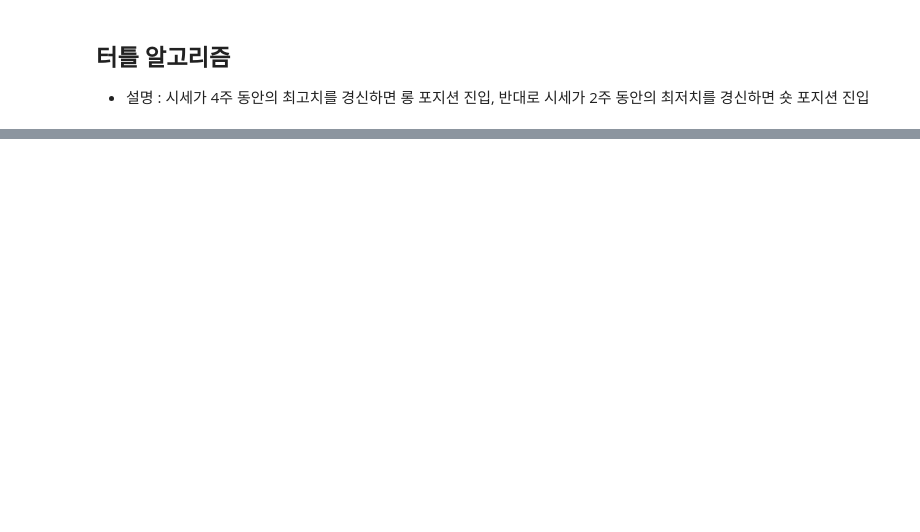
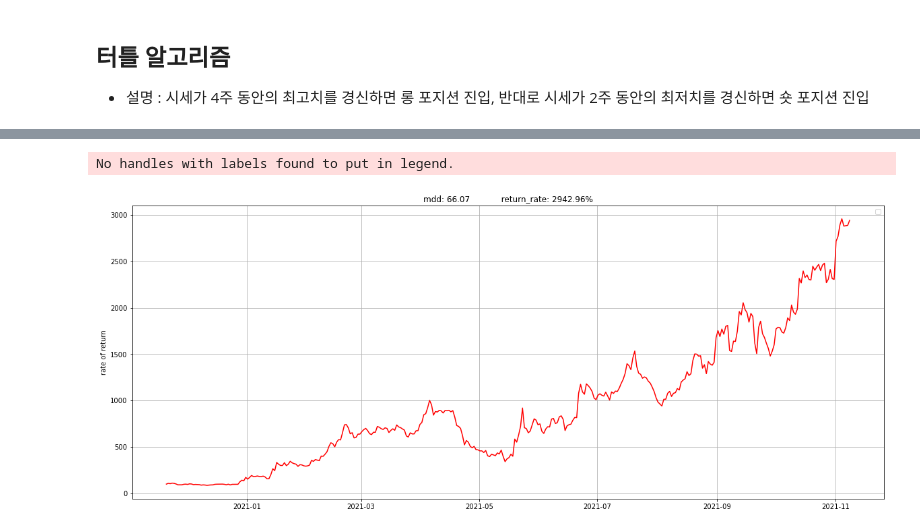
Before and after one commit to happysms/Trading, a Jupyter notebook: turtle/turtle_test.ipynb, the cells around one changed output, grey strips where cells are left out. Cells and saved outputs as stored; diff of their text form; code cells hidden in the pictures; blank space fills up the shorter version.

```diff
--- a/turtle/turtle_test.ipynb
+++ b/turtle/turtle_test.ipynb
@@ -149,0 +279,80 @@ df
+# %%
+df = pyupbit.get_ohlcv(ticker="KRW-DOT", interval="1d", to="2021-11-09", count=1000)
+position = 0
+position_list = []
+postion_price_list = []
+count = 0
+
+long_param = 30
+short_param = 30
+
+for idx, data in enumerate(df[long_param:].itertuples(), long_param):
+
+    if position == 0:
+        if result := get_high_price(df, idx, long_param):
+            position = 1
+            position_list.append(position)
+            postion_price_list.append(result)
+            count += 1
+
+        elif result := get_low_price(df, idx, short_param):
+            position = 2
+            position_list.append(position)
+            postion_price_list.append(result)
+            count += 1
+        else:
+            position_list.append(position)
+            postion_price_list.append(None)
+
+    elif position == 1:
+        if result := get_low_price(df, idx, short_param):
+            position = 2
+            position_list.append(position)
+            postion_price_list.append(result)
+            count += 1
+        else:
+            position_list.append(position)
+            postion_price_list.append(None)
+
+    elif position == 2:
+        if result := get_high_price(df, idx, long_param):
+            position = 1
+            position_list.append(position)
+            postion_price_list.append(result)
+            count += 1
+        else:
+            position_list.append(position)
+            postion_price_list.append(None)
+
+
+df = df[long_param:].copy()
+df['position'] = position_list
+df['position_price'] =postion_price_list
+
+
+df = df.replace(np.nan, 0, regex=True)
+
+daily_rr = list(map(lambda x: set_price(x), df.itertuples()))
+
+
+df['daily_rr'] = daily_rr
+df = df.dropna()
+df['hpr'] = df['daily_rr'].cumprod()
+df['nr'] = df['close'] / df['open'] # normal rate
+df['n_hpr'] = df['nr'].cumprod()
+df['mdd'] = (df['hpr'].cummax() - df['hpr']) / df['hpr'].cummax() * 100
+df['n_mdd'] = (df['n_hpr'].cummax() - df['n_hpr']) / df['n_hpr'].cummax() * 100
+
+
+df = df.copy()
+plt.figure(figsize = (20, 8))
+plt.plot(df.index, df['hpr']*100, color = 'r')
+plt.legend(loc='best')
+plt.title(f"mdd: {round(df['mdd'].max(), 2)}\
+            return_rate: {round(df['hpr'].iloc[-1] * 100, 2)}%")
+plt.ylabel("rate of return")
+plt.grid(True)
+plt.show()
+# %% [output]
+No handles with labels found to put in legend.
+[figure, added]
```
Also changed, not shown: parts of 27 cells of this notebook.
